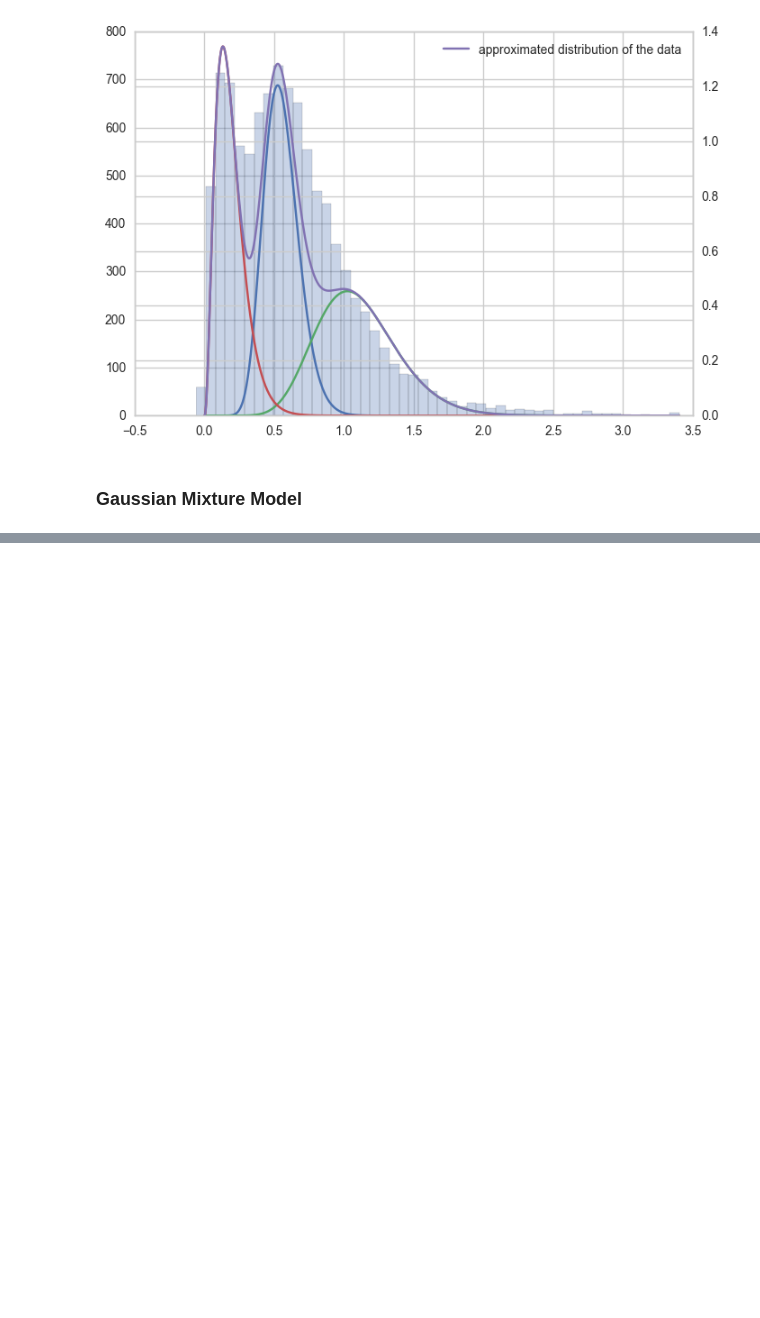
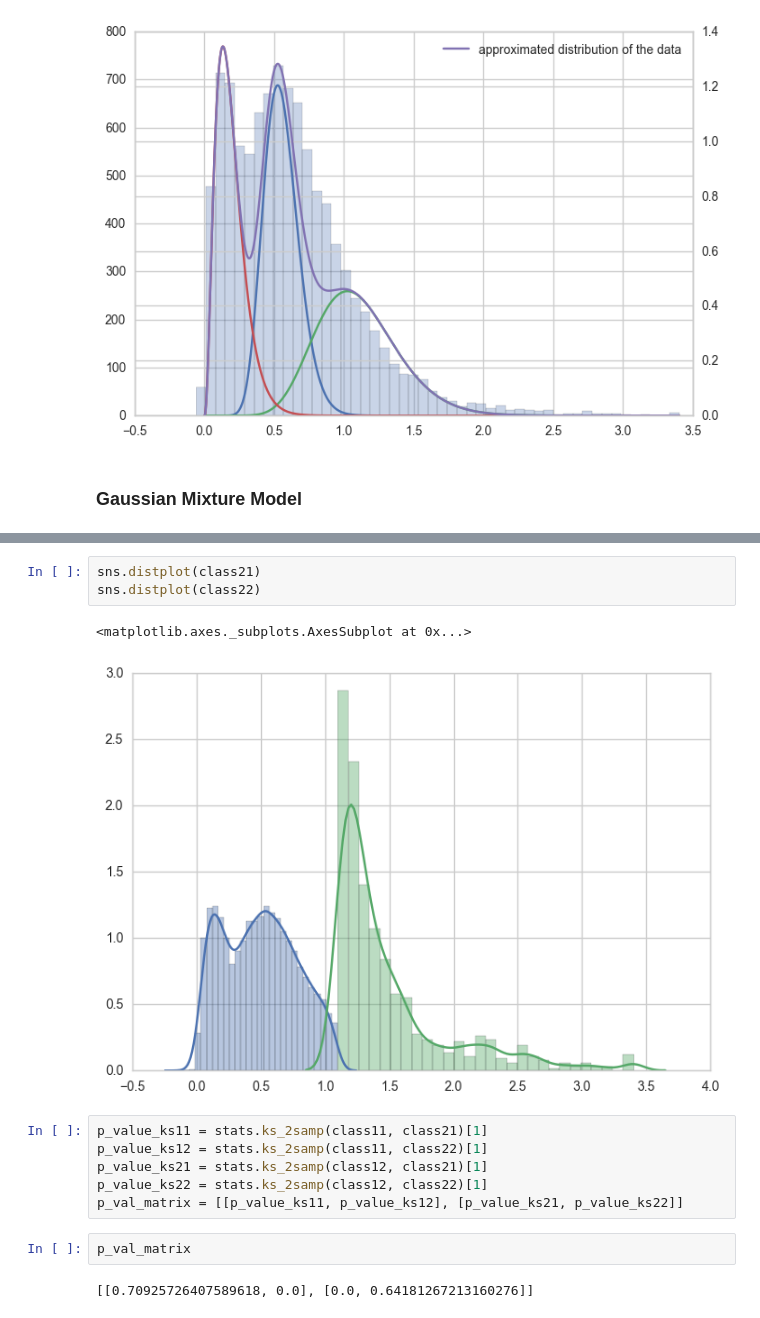
Before and after one commit to Starofall/RTX, a Jupyter notebook: examples/crowdnav-ttest/notebooks/Statistical Analysis Development.ipynb, the cells around one changed output, grey strips where cells are left out. Drawn from its saved outputs; the diff is of its cells as text; blank space fills up the shorter version.

```diff
--- a/examples/crowdnav-ttest/notebooks/Statistical Analysis Development.ipynb
+++ b/examples/crowdnav-ttest/notebooks/Statistical Analysis Development.ipynb
@@ -598,0 +655,16 @@ array([0])
+# %%
+sns.distplot(class21)
+sns.distplot(class22)
+# %% [output]
+<matplotlib.axes._subplots.AxesSubplot at 0x...>
+[figure, added]
+# %%
+p_value_ks11 = stats.ks_2samp(class11, class21)[1]
+p_value_ks12 = stats.ks_2samp(class11, class22)[1]
+p_value_ks21 = stats.ks_2samp(class12, class21)[1]
+p_value_ks22 = stats.ks_2samp(class12, class22)[1]
+p_val_matrix = [[p_value_ks11, p_value_ks12], [p_value_ks21, p_value_ks22]]
+# %%
+p_val_matrix
+# %% [output]
+[[0.70925726407589618, 0.0], [0.0, 0.64181267213160276]]
```
Also changed, not shown: parts of 12 cells of this notebook.
